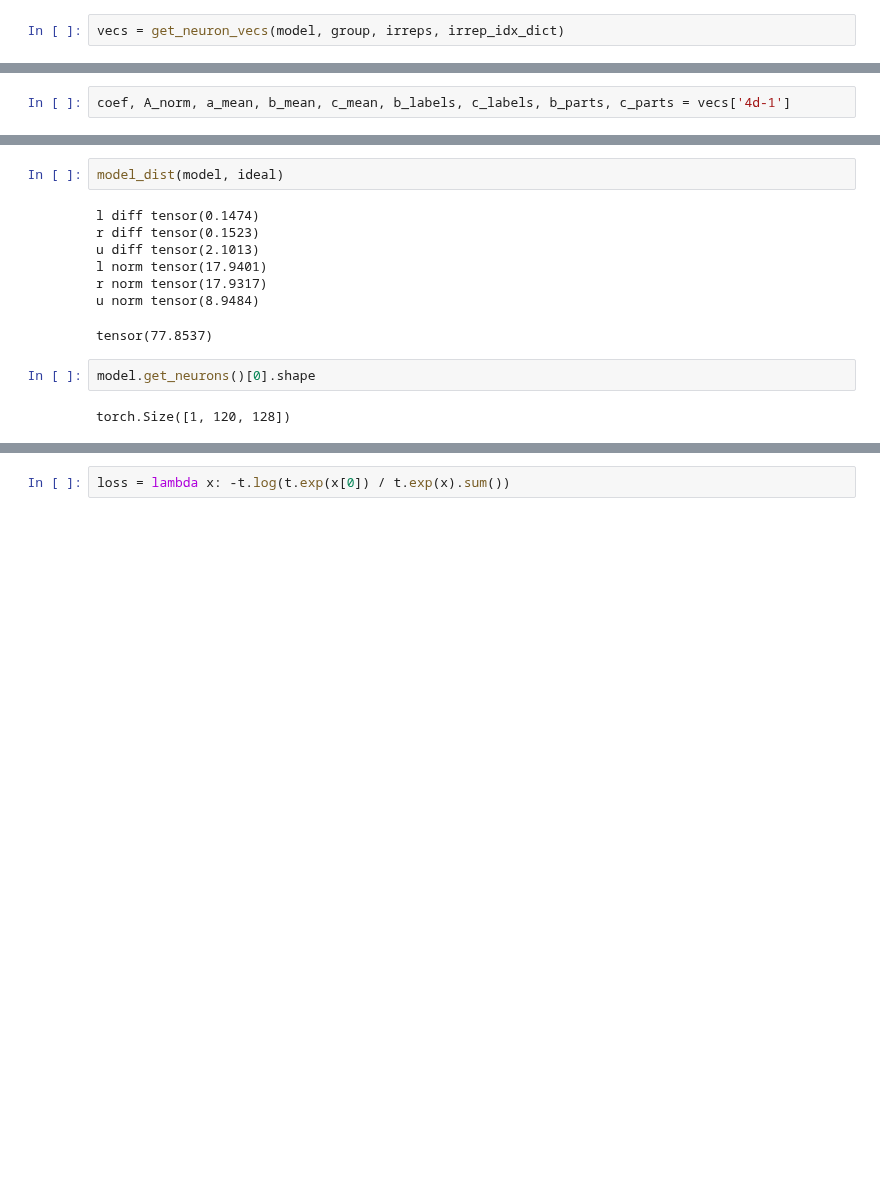
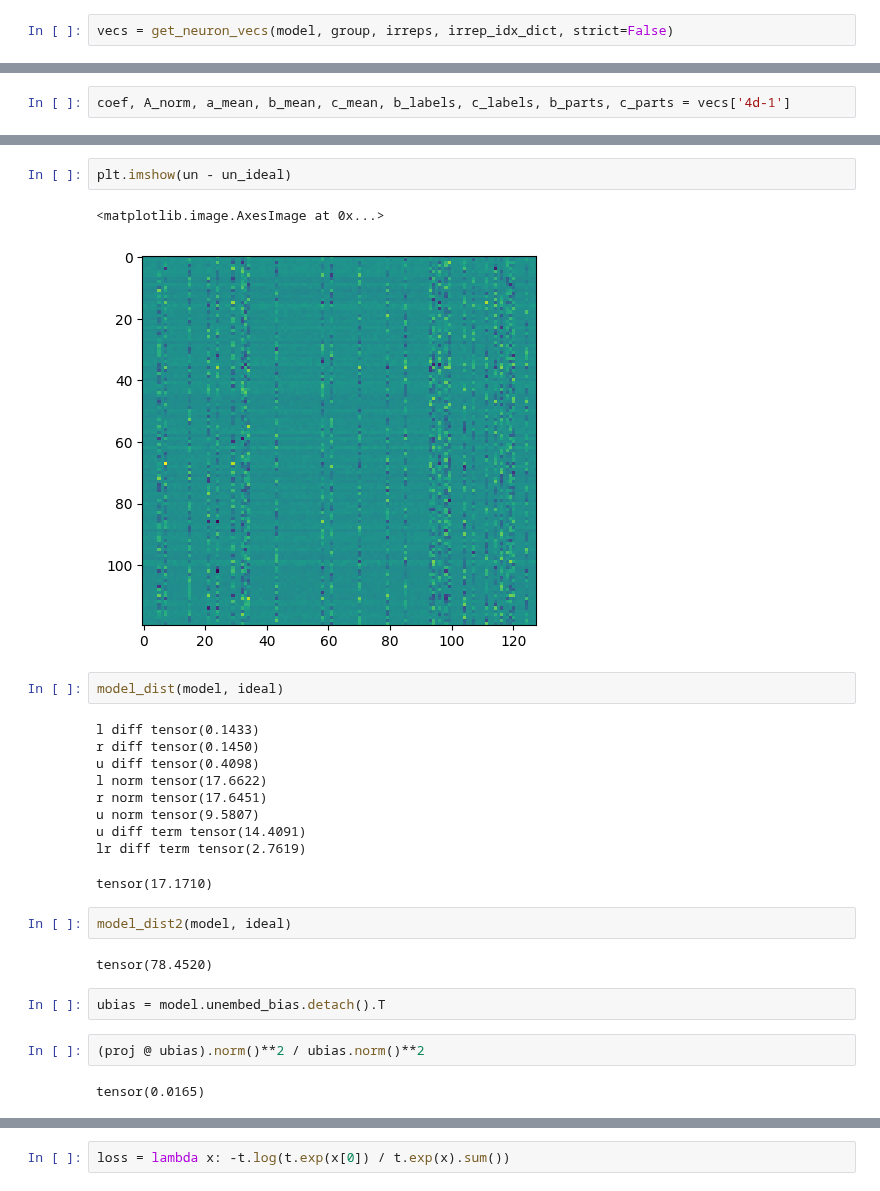
Before and after one commit to LouisYRYJ/Finite-groups, a Jupyter notebook: notebooks/irreps_bounds.ipynb, the cells around one changed output, grey strips where cells are left out. Drawn from its saved outputs; the diff is of its cells as text; blank space fills up the shorter version.

```diff
--- a/notebooks/irreps_bounds.ipynb
+++ b/notebooks/irreps_bounds.ipynb
@@ -85,5 +113,5 @@ irreps, irrep_idx_dict = get_neuron_irreps(model, group, norm_thresh=1)
 # %%
-vecs = get_neuron_vecs(model, group, irreps, irrep_idx_dict)
+vecs = get_neuron_vecs(model, group, irreps, irrep_idx_dict, strict=False)
 # %% [output]
 1d-0
 1-r2 90th percentile 0.0
@@ -123,14 +197,27 @@ u diff tensor(0.0056)
+# %%
+plt.imshow(un - un_ideal)
+# %% [output]
+<matplotlib.image.AxesImage at 0x...>
+[figure, added]
 # %%
 model_dist(model, ideal)
 # %% [output]
-l diff tensor(0.1474)
-r diff tensor(0.1523)
-u diff tensor(2.1013)
-l norm tensor(17.9401)
-r norm tensor(17.9317)
-u norm tensor(8.9484)
+l diff tensor(0.1433)
+r diff tensor(0.1450)
+u diff tensor(0.4098)
+l norm tensor(17.6622)
+r norm tensor(17.6451)
+u norm tensor(9.5807)
+u diff term tensor(14.4091)
+lr diff term tensor(2.7619)
-tensor(77.8537)
+tensor(17.1710)
-# %%
-model.get_neurons()[0].shape
-# %% [output]
-torch.Size([1, 120, 128])
+# %%
+model_dist2(model, ideal)
+# %% [output]
+tensor(78.4520)
+# %%
+ubias = model.unembed_bias.detach().T
+# %%
+(proj @ ubias).norm()**2 / ubias.norm()**2
+# %% [output]
+tensor(0.0165)
```
Also changed, not shown: parts of 24 cells of this notebook, 4 other files.
